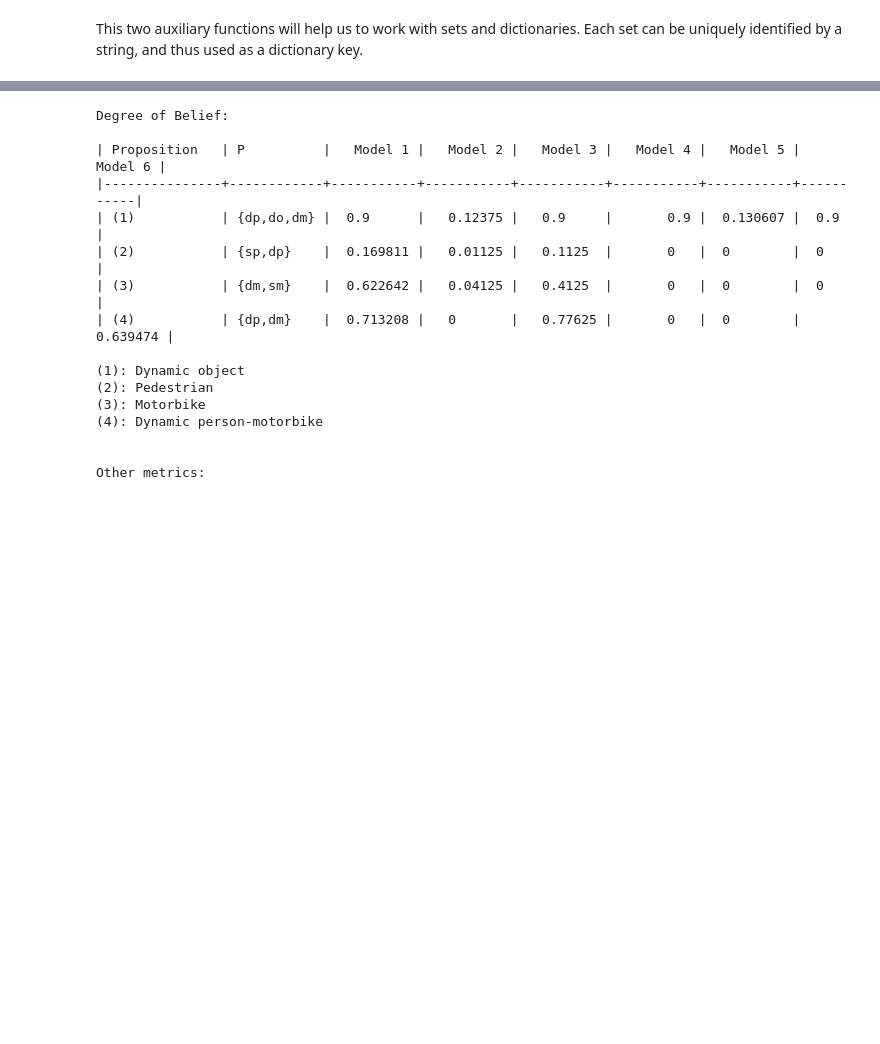
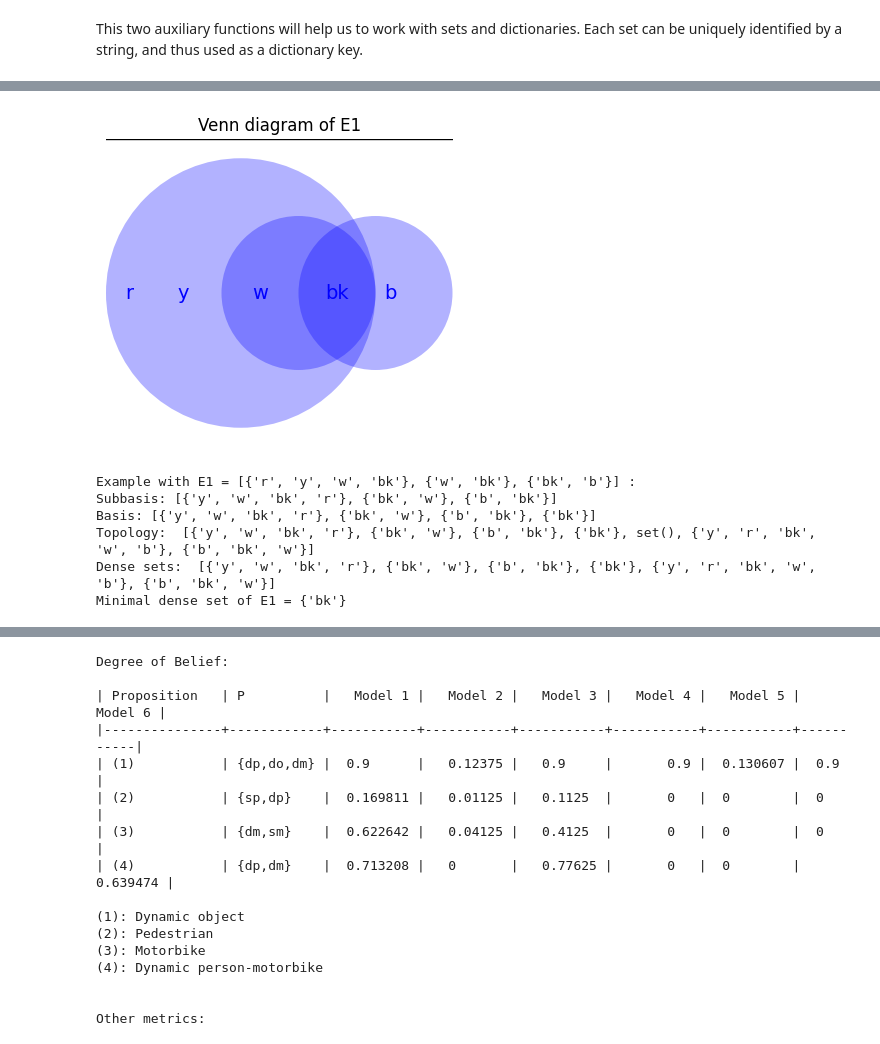
Before and after one commit to dpintoprieto/multi-layer-belief-model, a Jupyter notebook: multilayermodel.ipynb, the cells around one changed output, grey strips where cells are left out. Saved outputs shown, nothing was run; the diff lists cells and outputs as text; code cells hidden in the pictures; blank space fills up the shorter version.

Commit message:
Add visual representations and explanation of the model

```diff
--- a/multilayermodel.ipynb
+++ b/multilayermodel.ipynb
@@ -772,0 +295,78 @@ Delta:
+# %%
+# Input
+
+# Total set of states
+S = {'w', 'y', 'r', 'b', 'bk'}
+
+# Non-contradictory set of evidence
+E1 = [{'r', 'y', 'w', 'bk'}, {'w', 'bk'}, {'bk', 'b'}]
+
+# Contradictory but dense set of evidence
+E2 = [{'y', 'w'}, {'w', 'r', 'bk'}, {'bk', 'b'}]
+
+# Contradictory non-dense set of evidence
+E3 = [{'w', 'b'}, {'bk', 'b'}, {'b', 'r'}, {'w'}, {'bk'}, {'r'}]
+# %%
+# Venn diagram of evidence set E1
+
+fig, ax = plt.subplots(figsize=(8, 4))  # Create a figure and axis for the plot
+
+ax.set_aspect('equal')  # Set equal aspect ratio
+
+# Set the title and draw an underline under the title
+title = ax.set_title("Venn diagram of E1")
+ax.axhline(y=title.get_position()[1] + 1, color='black', linewidth=1)
+
+# Draw blue circles with transparency
+circle1 = Circle((1.75, 0), radius=1.75, fill=True, edgecolor='none', facecolor='blue', alpha=0.3)
+circle2 = Circle((2.5, 0), radius=1, fill=True, edgecolor='none', facecolor='blue', alpha=0.3)
+circle3 = Circle((3.5, 0), radius=1, fill=True, edgecolor='none', facecolor='blue', alpha=0.3)
+
+# Add the circles to the axis
+ax.add_patch(circle1)
+ax.add_patch(circle2)
+ax.add_patch(circle3)
+
+# Add text labels
+ax.text(0.3, 0, 'r', ha='center', va='center', color='blue', fontsize=14)
+ax.text(1, 0, 'y', ha='center', va='center', color='blue', fontsize=14)
+ax.text(2, 0, 'w', ha='center', va='center', color='blue', fontsize=14)
+ax.text(3, 0, 'bk', ha='center', va='center', color='blue', fontsize=14)
+ax.text(3.7, 0, 'b', ha='center', va='center', color='blue', fontsize=14)
+
+# Set the x-axis range to show the entire Venn diagram
+ax.set_xlim(0, 4.5)
+ax.set_ylim(-2, 2)
+
+# Remove the x and y ticks, axis labels, and box around the plot
+ax.set_xticks([])
+ax.set_yticks([])
+ax.xaxis.set_visible(False)
+ax.yaxis.set_visible(False)
+ax.spines['top'].set_visible(False)
+ax.spines['right'].set_visible(False)
+ax.spines['bottom'].set_visible(False)
+ax.spines['left'].set_visible(False)
+
+# Display the plot
+plt.show()
+
+# Topology of E1
+
+topology1 = Topology(E1, S)
+
+# Print object attributes
+print("Example with E1 = [{'r', 'y', 'w', 'bk'}, {'w', 'bk'}, {'bk', 'b'}] : ")
+topology1.print()
+
+# Print minimal_dense_set function
+minimal_dense_set_E1 = minimal_dense_set(E1)
+print("Minimal dense set of E1 = " + str(minimal_dense_set_E1))
+# %% [output]
+[figure, added]
+Example with E1 = [{'r', 'y', 'w', 'bk'}, {'w', 'bk'}, {'bk', 'b'}] :
+Subbasis: [{'y', 'w', 'bk', 'r'}, {'bk', 'w'}, {'b', 'bk'}]
+Basis: [{'y', 'w', 'bk', 'r'}, {'bk', 'w'}, {'b', 'bk'}, {'bk'}]
+Topology:  [{'y', 'w', 'bk', 'r'}, {'bk', 'w'}, {'b', 'bk'}, {'bk'}, set(), {'y', 'r', 'bk', 'w', 'b'}, {'b', 'bk', 'w'}]
+Dense sets:  [{'y', 'w', 'bk', 'r'}, {'bk', 'w'}, {'b', 'bk'}, {'bk'}, {'y', 'r', 'bk', 'w', 'b'}, {'b', 'bk', 'w'}]
+Minimal dense set of E1 = {'bk'}
```
Also changed, not shown: parts of 88 cells of this notebook.
